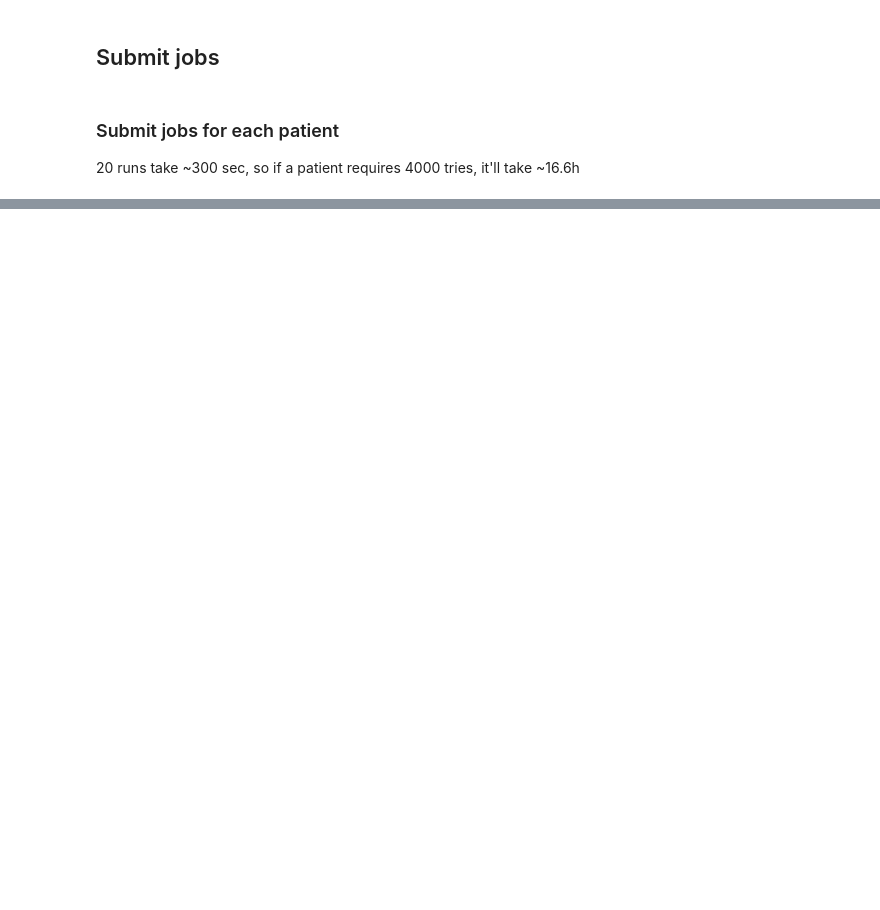
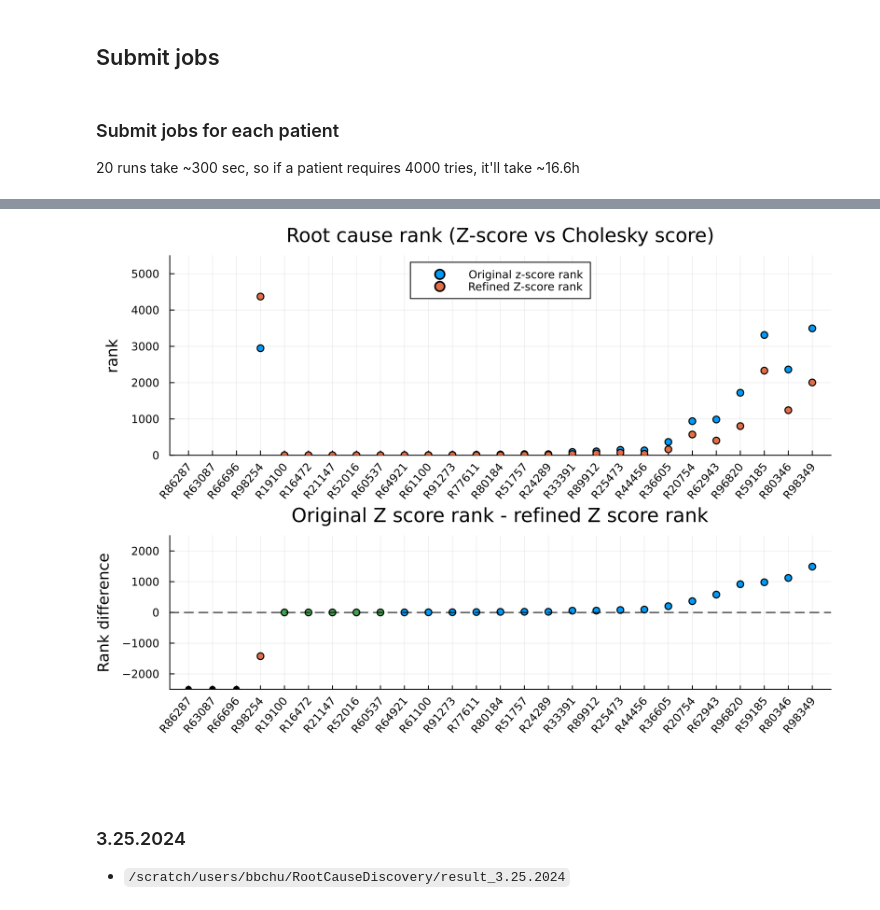
Before and after one commit to Jinzhou-Li/RootCauseDiscovery, a Jupyter notebook: notebook/RootCauseDiscovery_lasso_new.ipynb, the cells around one changed output, grey strips where cells are left out. Cells and saved outputs as stored; diff of their text form; code cells hidden in the pictures; blank space fills up the shorter version.

Commit message:
update current results

```diff
--- a/notebook/RootCauseDiscovery_lasso_new.ipynb
+++ b/notebook/RootCauseDiscovery_lasso_new.ipynb
@@ -630,0 +602,17 @@ hline!([0], color=:black, linestyle=:dash, label=nothing)
+# %%
+# only plot completed patients
+patient_name_success = df[!, "Patient Name"]
+Z_score_rank = df[!, "Original Z-score rank"]
+RCD_rank = df[!, "Refined Z-score rank"]
+
+# make plot
+plt = make_plot(Z_score_rank, RCD_rank, patient_name_success;
+    plot1_ymax = 5500, plot2_ymin = -2500, plot2_ymax = 2500
+)
+plot(plt)
+# %% [output]
+[figure, added]
+# %% [markdown]
+### 3.25.2024
+
++ `/scratch/users/bbchu/RootCauseDiscovery/result_3.25.2024`
```
Also changed, not shown: parts of 22 cells of this notebook.
